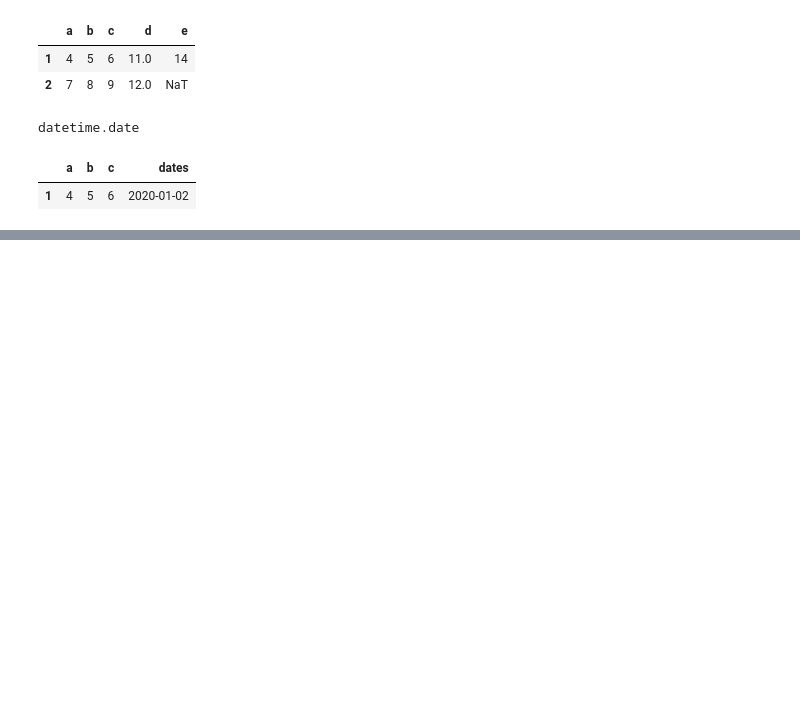
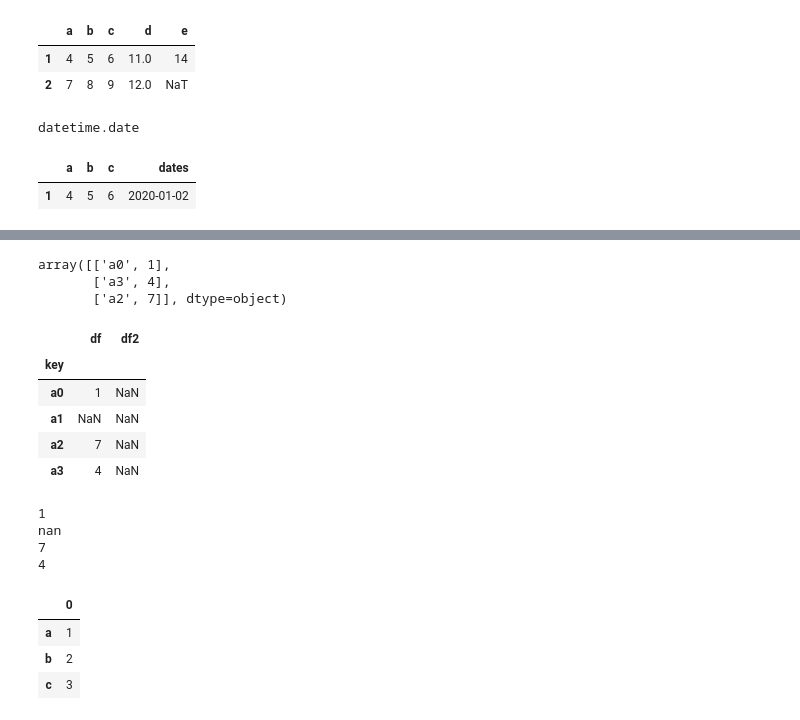
Before and after one commit to ooddaa/tradingAlgos, a Jupyter notebook: DataFrame.ipynb, the cells around one changed output, grey strips where cells are left out. Saved outputs shown, nothing was run; the diff lists cells and outputs as text; code cells hidden in the pictures; blank space fills up the shorter version.

```diff
--- a/DataFrame.ipynb
+++ b/DataFrame.ipynb
@@ -260,0 +361,40 @@ df[df['dates'] == date(2020,1,2)]
+# %%
+# extract values as array https://pandas.pydata.org/pandas-docs/dev/reference/api/pandas.DataFrame.values.html
+values = df[['key', 'a']].values
+values
+# %% [output]
+array([['a0', 1],
+       ['a3', 4],
+       ['a2', 7]], dtype=object)
+# %%
+# iterate over it
+for key, val in values:
+    # print(key, val)
+    # assign val at key to df3
+    df3.loc[key, 'df'] = val
+
+df3
+# %% [output]
+|  | df | df2 |
+| key |  |  |
+| a0 | 1 | NaN |
+| a1 | NaN | NaN |
+| a2 | 7 | NaN |
+| a3 | 4 | NaN |
+# %%
+for key in ['a0', 'a1', 'a2', 'a3']:
+    # print(type(df3.loc[key]))
+    print(df3.loc[key]['df'])
+# %% [output]
+1
+nan
+7
+4
+# %%
+df4 = pd.DataFrame([1,2,3], index=['a','b','c'])
+df4
+# %% [output]
+|  | 0 |
+| a | 1 |
+| b | 2 |
+| c | 3 |
```
Also changed, not shown: parts of 20 cells of this notebook, 4 other files.
